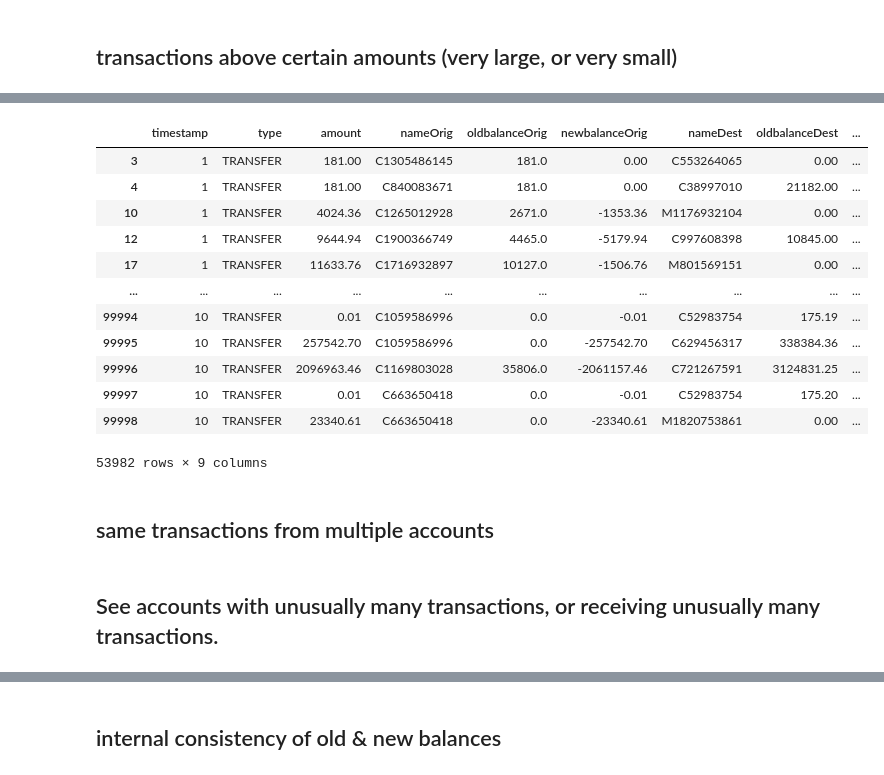
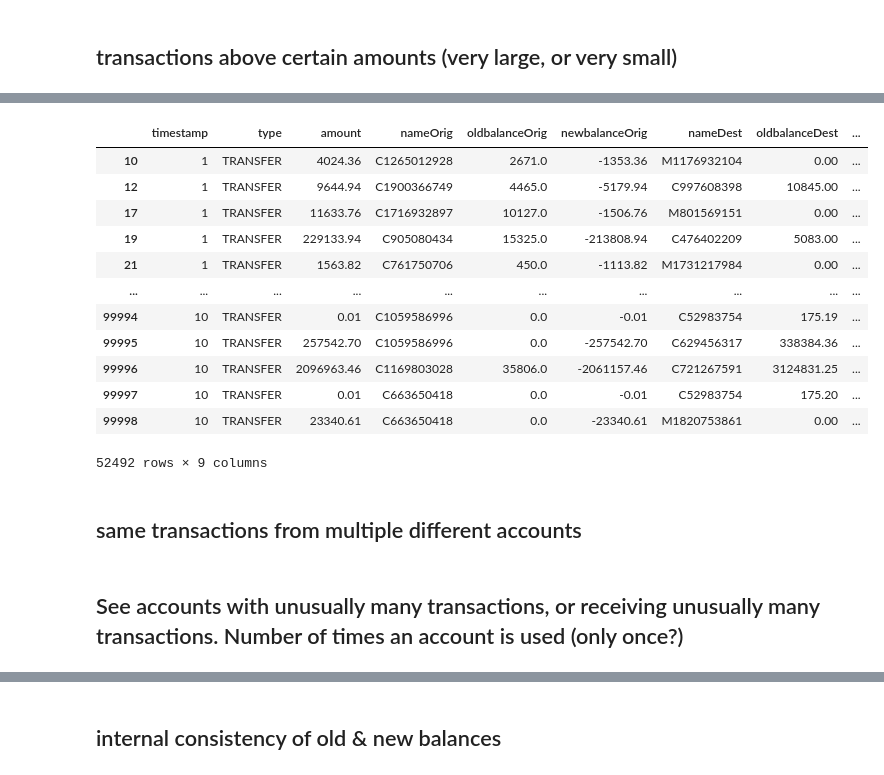
Before and after one commit to maximsachs/SEN163A_Assignment1, a Jupyter notebook: SEN163A_Assignment1.ipynb, the cells around one changed output, grey strips where cells are left out. Saved outputs shown, nothing was run; the diff lists cells and outputs as text; code cells hidden in the pictures.

```diff
--- a/SEN163A_Assignment1.ipynb
+++ b/SEN163A_Assignment1.ipynb
@@ -107,0 +168,13 @@ ax.grid()
+# %%
+transactions_by_amount = df.groupby("amount")["nameOrig"].apply(list)
+count_per_name = defaultdict(lambda: 0)
+for tx in transactions_by_amount:
+  for name in tx:
+    count_per_name[name] += 1
+count_per_name
+accounts = df["nameOrig"]
+df["account_tx_count"] = np.nan
+for index, account in zip(accounts.index, accounts):
+  df.loc[index, "account_tx_count"] = count_per_name[account]
+transactions_with_more_than_1 = df[df["account_tx_count"] > 1]
+transactions_with_more_than_1
@@ -147,23 +237,24 @@ small_transactions
 # %%
 # Transactions where a large portion of the original balance is being sent:
-amount_to_balance_ratio = 0.8
-high_ratio_transactions = df[df["amount"] / df["oldbalanceOrig"] > amount_to_balance_ratio]
+# This is not so useful as a measure, since often times accounts can go into a negative balance (debt).
+amount_to_balance_ratio = 1
+high_ratio_transactions = df[(df["amount"] / df["oldbalanceOrig"]) > amount_to_balance_ratio]
 high_ratio_transactions
 # %% [output]
 |  | timestamp | type | amount | nameOrig | oldbalanceOrig | newbalanceOrig | nameDest | oldbalanceDest | ... |
-| 3 | 1 | TRANSFER | 181.00 | C1305486145 | 181.0 | 0.00 | C553264065 | 0.00 | ... |
-| 4 | 1 | TRANSFER | 181.00 | C840083671 | 181.0 | 0.00 | C38997010 | 21182.00 | ... |
 | 10 | 1 | TRANSFER | 4024.36 | C1265012928 | 2671.0 | -1353.36 | M1176932104 | 0.00 | ... |
 | 12 | 1 | TRANSFER | 9644.94 | C1900366749 | 4465.0 | -5179.94 | C997608398 | 10845.00 | ... |
 | 17 | 1 | TRANSFER | 11633.76 | C1716932897 | 10127.0 | -1506.76 | M801569151 | 0.00 | ... |
+| 19 | 1 | TRANSFER | 229133.94 | C905080434 | 15325.0 | -213808.94 | C476402209 | 5083.00 | ... |
+| 21 | 1 | TRANSFER | 1563.82 | C761750706 | 450.0 | -1113.82 | M1731217984 | 0.00 | ... |
 | ... | ... | ... | ... | ... | ... | ... | ... | ... | ... |
 | 99994 | 10 | TRANSFER | 0.01 | C1059586996 | 0.0 | -0.01 | C52983754 | 175.19 | ... |
 | 99995 | 10 | TRANSFER | 257542.70 | C1059586996 | 0.0 | -257542.70 | C629456317 | 338384.36 | ... |
 | 99996 | 10 | TRANSFER | 2096963.46 | C1169803028 | 35806.0 | -2061157.46 | C721267591 | 3124831.25 | ... |
 | 99997 | 10 | TRANSFER | 0.01 | C663650418 | 0.0 | -0.01 | C52983754 | 175.20 | ... |
 | 99998 | 10 | TRANSFER | 23340.61 | C663650418 | 0.0 | -23340.61 | M1820753861 | 0.00 | ... |
-53982 rows × 9 columns
+52492 rows × 9 columns
 # %% [markdown]
-## same transactions from multiple accounts
+## same transactions from multiple different accounts
 # %% [markdown]
-## See accounts with unusually many transactions, or receiving unusually many transactions.
+## See accounts with unusually many transactions, or receiving unusually many transactions. Number of times an account is used (only once?)
```
Also changed, not shown: parts of 25 cells of this notebook.
